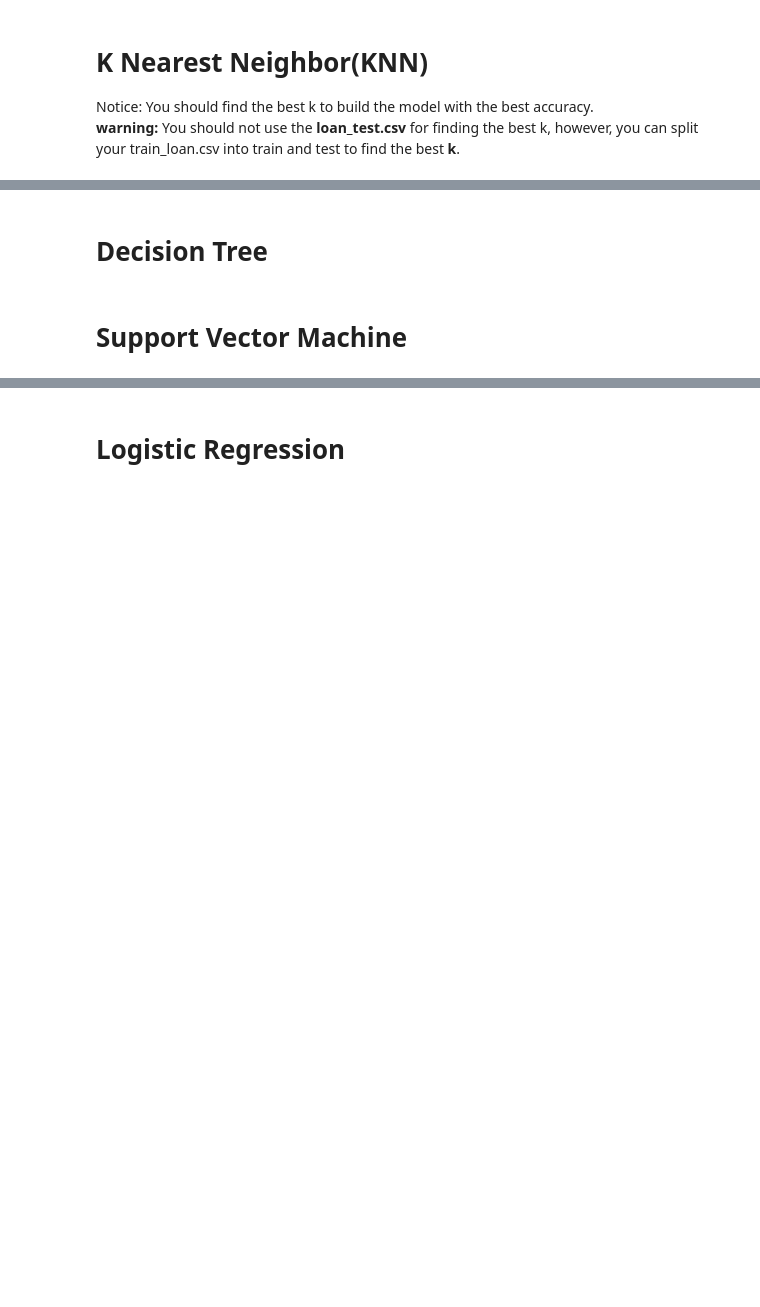
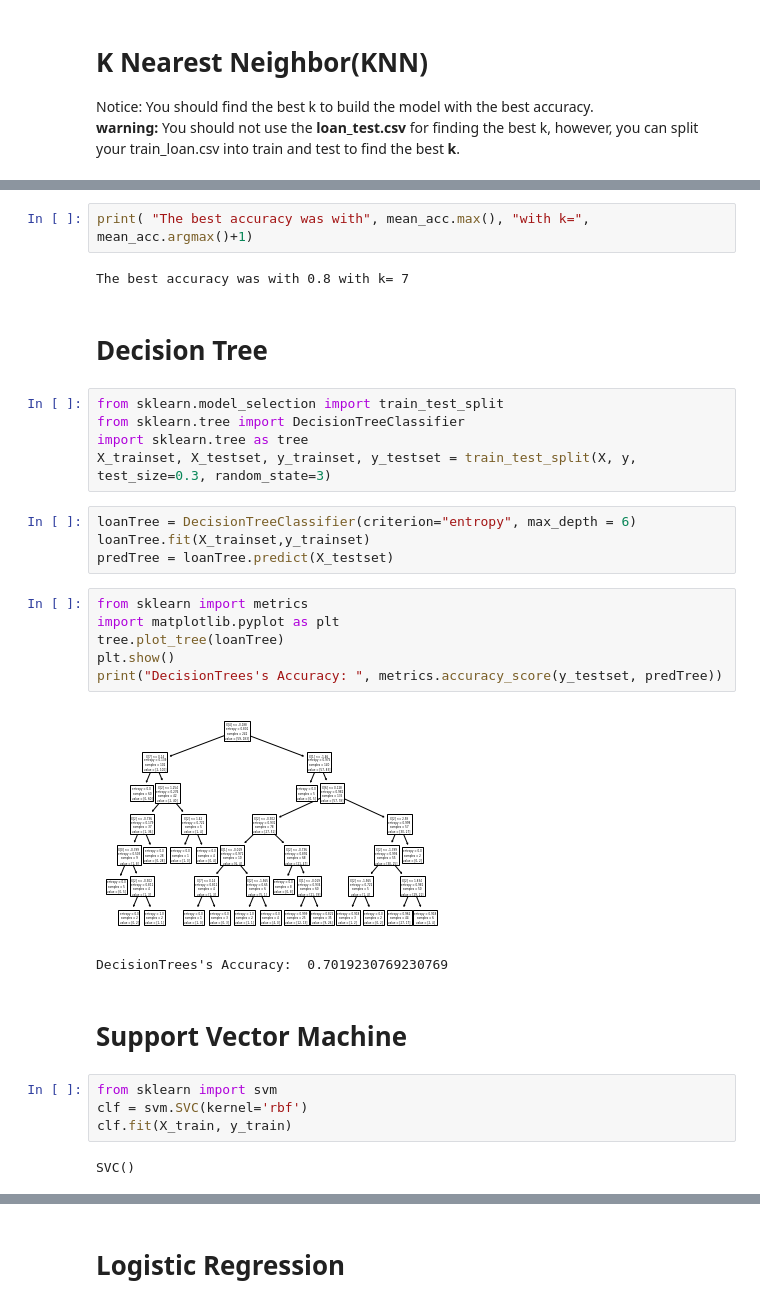
Before and after one commit to steezkelly/coursera-capstone-project, a Jupyter notebook: ML Coursera Capstone Project .ipynb, the cells around one changed output, grey strips where cells are left out. Cells and saved outputs as stored; diff of their text form; blank space fills up the shorter version.

```diff
--- a/ML Coursera Capstone Project .ipynb
+++ b/ML Coursera Capstone Project .ipynb
@@ -170,4 +312,32 @@ Notice: You should find the best k to build the model with the best accuracy.\
+# %%
+print( "The best accuracy was with", mean_acc.max(), "with k=", mean_acc.argmax()+1)
+# %% [output]
+The best accuracy was with 0.8 with k= 7
 # %% [markdown]
 # Decision Tree
+# %%
+from sklearn.model_selection import train_test_split
+from sklearn.tree import DecisionTreeClassifier
+import sklearn.tree as tree
+X_trainset, X_testset, y_trainset, y_testset = train_test_split(X, y, test_size=0.3, random_state=3)
+# %%
+loanTree = DecisionTreeClassifier(criterion="entropy", max_depth = 6)
+loanTree.fit(X_trainset,y_trainset)
+predTree = loanTree.predict(X_testset)
+# %%
+from sklearn import metrics
+import matplotlib.pyplot as plt
+tree.plot_tree(loanTree)
+plt.show()
+print("DecisionTrees's Accuracy: ", metrics.accuracy_score(y_testset, predTree))
+# %% [output]
+[figure, added]
+DecisionTrees's Accuracy:  0.7019230769230769
 # %% [markdown]
 # Support Vector Machine
+# %%
+from sklearn import svm
+clf = svm.SVC(kernel='rbf')
+clf.fit(X_train, y_train)
+# %% [output]
+SVC()
```
Also changed, not shown: parts of 31 cells of this notebook.
